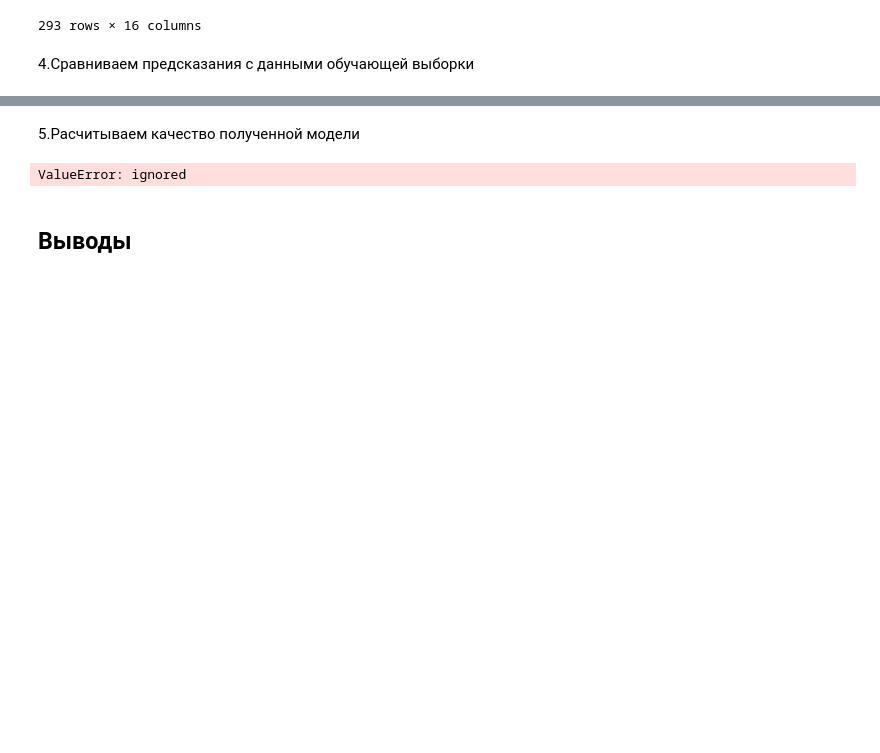
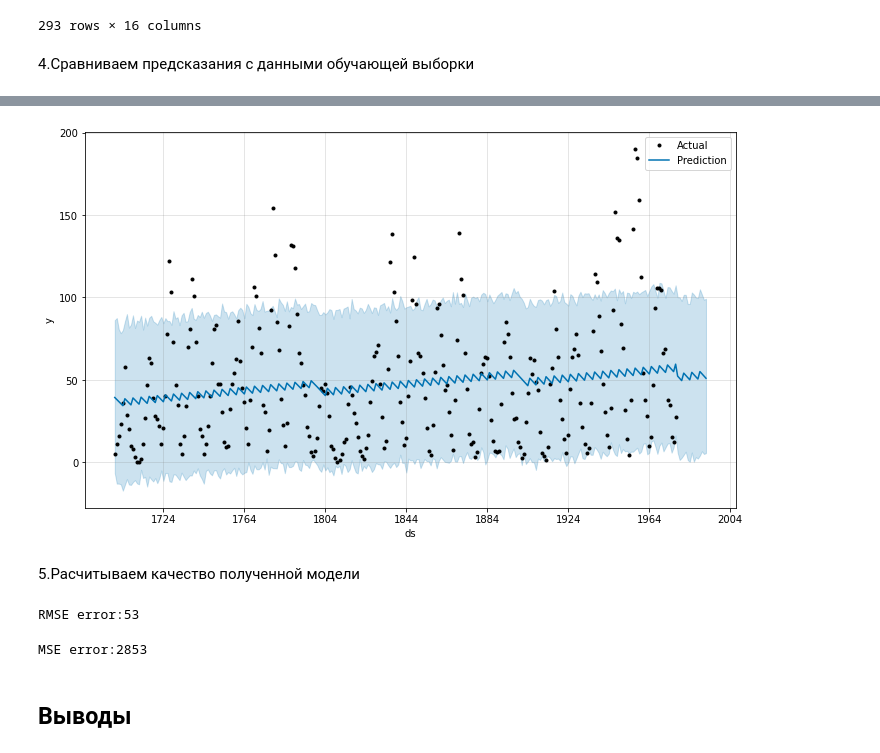
Before and after one commit to Elisakova/github_welcom, a Jupyter notebook: Итоговая__аттестация_Исакова_Е_С_ipynb".ipynb, the cells around one changed output, grey strips where cells are left out. Saved outputs shown, nothing was run; the diff lists cells and outputs as text; code cells hidden in the pictures; blank space fills up the shorter version.

```diff
--- a/Итоговая__аттестация_Исакова_Е_С_ipynb".ipynb
+++ b/Итоговая__аттестация_Исакова_Е_С_ipynb".ipynb
@@ -551,2 +543,8 @@ fig.show()
+# %%
+fig=model_prophet.plot(fcast_prophet)
+plt.legend(['Actual','Prediction'])
+plt.show()
+# %% [output]
+[figure, added]
 # %% [markdown]
 5.Расчитываем качество полученной модели
@@ -555,7 +551,16 @@ from sklearn.metrics import mean_squared_error, mean_absolute_error
-# %%
-mae_error=mean_absolute_error(df_prophet, fcast_prophet )
-# %% [output]
-ValueError: ignored
+# %%
+from statsmodels.tools.eval_measures import rmse , mse
+
+predictions=fcast_prophet.iloc[-len(test_df_prophet):]['yhat']
+actuals=test_df_prophet['y']
+
+print(f"RMSE error:{round(rmse(predictions, actuals))}")
+# %% [output]
+RMSE error:53
+# %%
+print(f"MSE error:{round(mse(predictions, actuals))}")
+# %% [output]
+MSE error:2853
 # %% [markdown]
 ## Выводы
 # %% [markdown]
```
Also changed, not shown: parts of 17 cells of this notebook.
